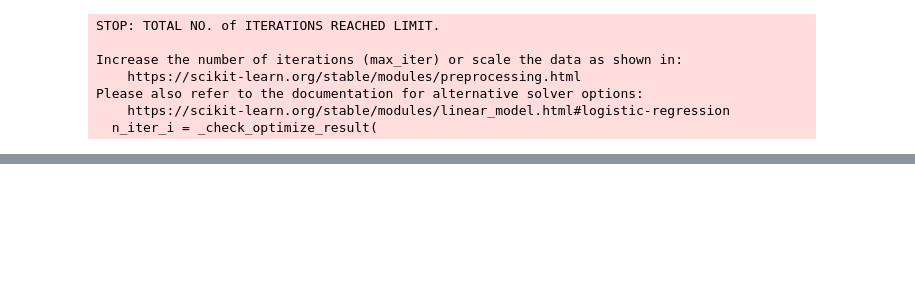
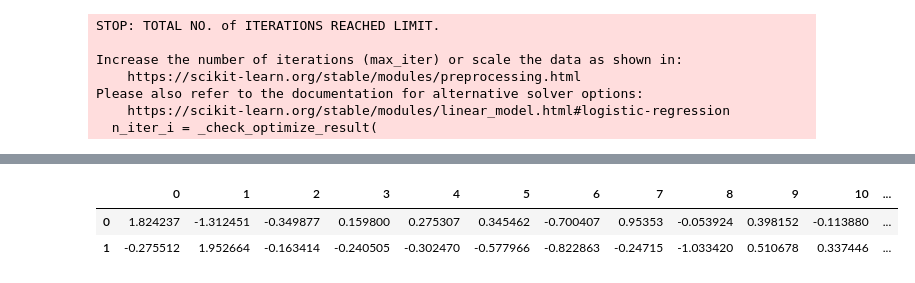
Before and after one commit to CyrielleMary/lab-handling-data-imbalance-classification, a Jupyter notebook: lab-handling-data-imbalance-classification.ipynb, the cells around one changed output, grey strips where cells are left out. Cells and saved outputs as stored; diff of their text form; code cells hidden in the pictures; blank space fills up the shorter version.

```diff
--- a/lab-handling-data-imbalance-classification.ipynb
+++ b/lab-handling-data-imbalance-classification.ipynb
@@ -624,0 +661,3 @@ array([[13968,  8631],
+# %%
+X_train_pca = pca.transform(X_train_over)
+X_test_pca = pca.transform(X_test)
@@ -624,0 +666,3 @@ array([[13968,  8631],
+# %%
+X_train_pca = pd.DataFrame(X_train_pca)
+X_test_pca = pd.DataFrame(X_test_pca)
@@ -624,0 +679,6 @@ array([[13968,  8631],
+# %%
+X_train_pca.head(2)
+# %% [output]
+|  | 0 | 1 | 2 | 3 | 4 | 5 | 6 | 7 | 8 | 9 | 10 | ... |
+| 0 | 1.824237 | -1.312451 | -0.349877 | 0.159800 | 0.275307 | 0.345462 | -0.700407 | 0.95353 | -0.053924 | 0.398152 | -0.113880 | ... |
+| 1 | -0.275512 | 1.952664 | -0.163414 | -0.240505 | -0.302470 | -0.577966 | -0.822863 | -0.24715 | -1.033420 | 0.510678 | 0.337446 | ... |
```
Also changed, not shown: parts of 67 cells of this notebook.
